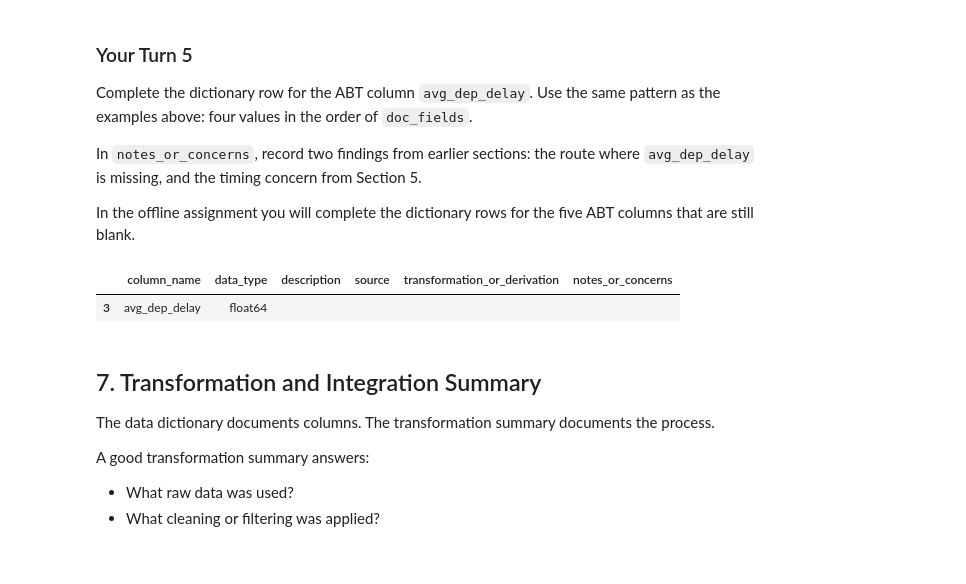
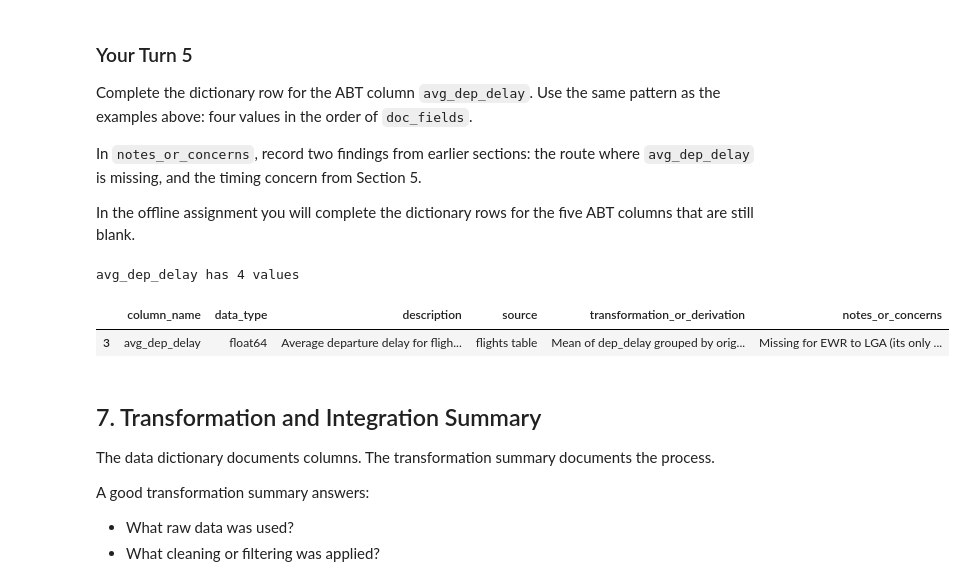
Before and after one commit to JoeG-UTSA/BAN6003-Week11-JoeGarcia, a Jupyter notebook: notebooks/module11_abt_documentation_guided_lab.ipynb, the cells around one changed output. Cells and saved outputs as stored; diff of their text form; code cells hidden in the pictures.

```diff
--- a/notebooks/module11_abt_documentation_guided_lab.ipynb
+++ b/notebooks/module11_abt_documentation_guided_lab.ipynb
@@ -550,22 +550,25 @@ In `notes_or_concerns`, record two findings from earlier sections: the route whe
 In the offline assignment you will complete the dictionary rows for the five ABT columns that are still blank.
 # %%
 # Your Turn 5 - document the ABT column avg_dep_delay (one dictionary row).
-# Replace the four empty strings, in the order of doc_fields, then run the cell.
 your_turn_entries = {
     "avg_dep_delay": [
-        "Average departure delay for flights on the route, in minutes"
-        , "flights table"
-        , "Mean of dep_delay grouped by origin and destination"
-        , "missing for 10 routes whose only flight was cancelled; negative means early on average"],
+        "Average departure delay for flights on the route, in minutes",
+        "flights table",
+        "Mean of dep_delay grouped by origin and destination",
+        "Missing for EWR to LGA (its only flight was cancelled); known only after the flights fly, "
+        "so do not use as a predictor (correlation 0.83 with the target)",
+    ],
 }
 
 for abt_column, values in your_turn_entries.items():
+    print(abt_column, "has", len(values), "values")  # should print 4
     data_dictionary.loc[data_dictionary["column_name"] == abt_column, doc_fields] = values
 
 data_dictionary[data_dictionary["column_name"] == "avg_dep_delay"]
 # %% [output]
+avg_dep_delay has 4 values
 |  | column_name | data_type | description | source | transformation_or_derivation | notes_or_concerns |
-| 3 | avg_dep_delay | float64 |  |  |  |  |
+| 3 | avg_dep_delay | float64 | Average departure delay for fligh... | flights table | Mean of dep_delay grouped by orig... | Missing for EWR to LGA (its only ... |
 # %% [markdown]
 ## 7. Transformation and Integration Summary
 
```
